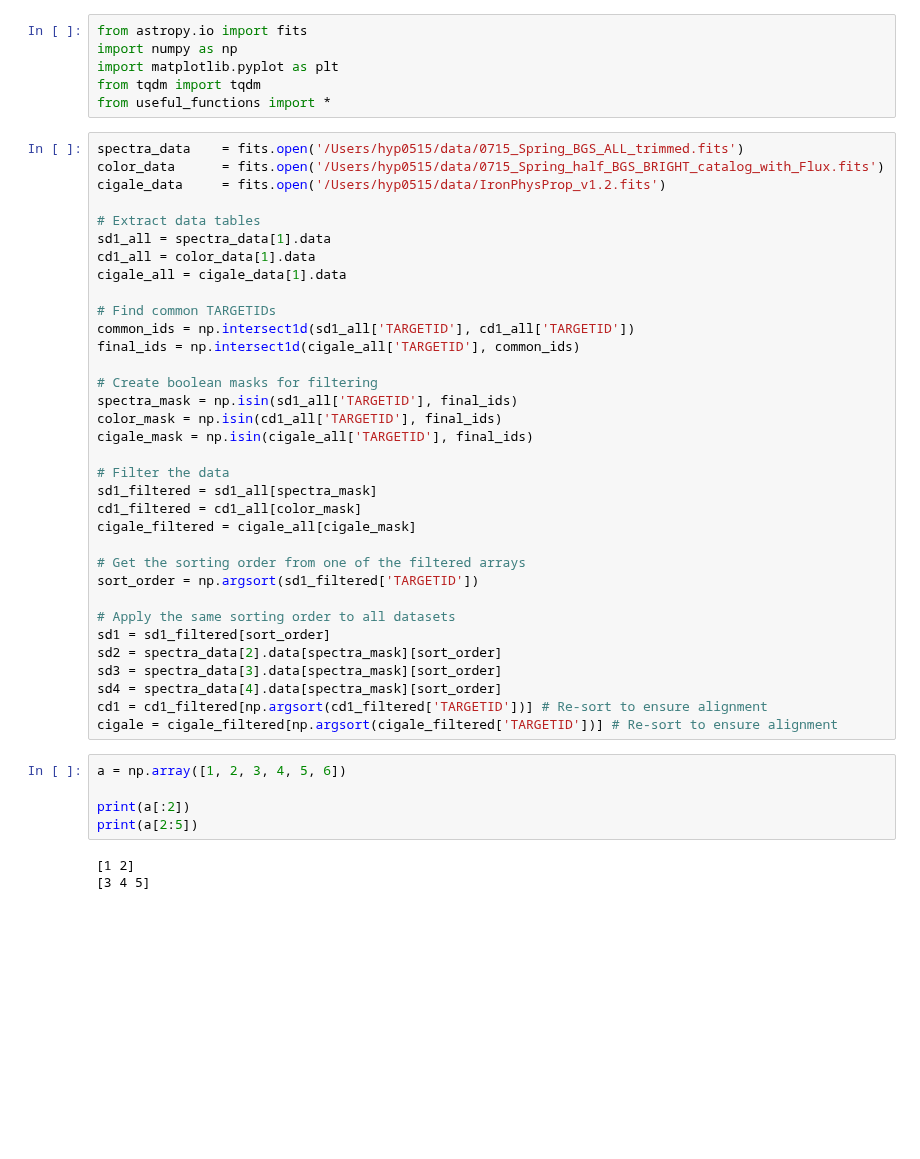
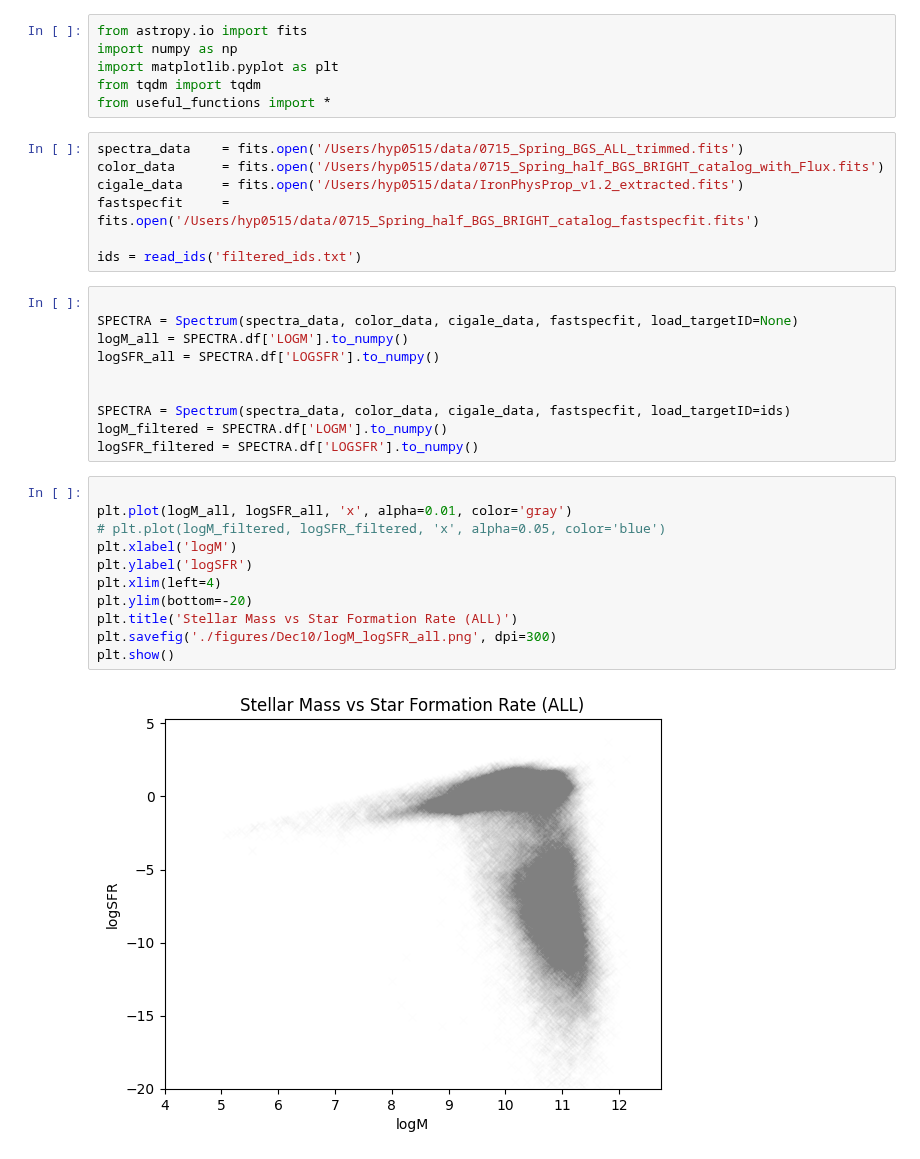
Before and after one commit to hyp0515/searching_inflow, a Jupyter notebook: cigale.ipynb, the cells around one changed output. Drawn from its saved outputs; the diff is of its cells as text; blank space fills up the shorter version.

```diff
--- a/cigale.ipynb
+++ b/cigale.ipynb
@@ -7,42 +7,30 @@ from useful_functions import *
 # %%
 spectra_data    = fits.open('/Users/hyp0515/data/0715_Spring_BGS_ALL_trimmed.fits')
 color_data      = fits.open('/Users/hyp0515/data/0715_Spring_half_BGS_BRIGHT_catalog_with_Flux.fits')
-cigale_data     = fits.open('/Users/hyp0515/data/IronPhysProp_v1.2.fits')
+cigale_data     = fits.open('/Users/hyp0515/data/IronPhysProp_v1.2_extracted.fits')
+fastspecfit     = fits.open('/Users/hyp0515/data/0715_Spring_half_BGS_BRIGHT_catalog_fastspecfit.fits')
 
-# Extract data tables
-sd1_all = spectra_data[1].data
-cd1_all = color_data[1].data
-cigale_all = cigale_data[1].data
-
-# Find common TARGETIDs
-common_ids = np.intersect1d(sd1_all['TARGETID'], cd1_all['TARGETID'])
-final_ids = np.intersect1d(cigale_all['TARGETID'], common_ids)
-
-# Create boolean masks for filtering
-spectra_mask = np.isin(sd1_all['TARGETID'], final_ids)
-color_mask = np.isin(cd1_all['TARGETID'], final_ids)
-cigale_mask = np.isin(cigale_all['TARGETID'], final_ids)
-
-# Filter the data
-sd1_filtered = sd1_all[spectra_mask]
-cd1_filtered = cd1_all[color_mask]
-cigale_filtered = cigale_all[cigale_mask]
-
-# Get the sorting order from one of the filtered arrays
-sort_order = np.argsort(sd1_filtered['TARGETID'])
-
-# Apply the same sorting order to all datasets
-sd1 = sd1_filtered[sort_order]
-sd2 = spectra_data[2].data[spectra_mask][sort_order]
-sd3 = spectra_data[3].data[spectra_mask][sort_order]
-sd4 = spectra_data[4].data[spectra_mask][sort_order]
-cd1 = cd1_filtered[np.argsort(cd1_filtered['TARGETID'])] # Re-sort to ensure alignment
-cigale = cigale_filtered[np.argsort(cigale_filtered['TARGETID'])] # Re-sort to ensure alignment
+ids = read_ids('filtered_ids.txt')
-# %%
-a = np.array([1, 2, 3, 4, 5, 6])
-
-print(a[:2])
-print(a[2:5])
-# %% [output]
-[1 2]
-[3 4 5]
+# %%
+
+SPECTRA = Spectrum(spectra_data, color_data, cigale_data, fastspecfit, load_targetID=None)
+logM_all = SPECTRA.df['LOGM'].to_numpy()
+logSFR_all = SPECTRA.df['LOGSFR'].to_numpy()
+
+
+SPECTRA = Spectrum(spectra_data, color_data, cigale_data, fastspecfit, load_targetID=ids)
+logM_filtered = SPECTRA.df['LOGM'].to_numpy()
+logSFR_filtered = SPECTRA.df['LOGSFR'].to_numpy()
+# %%
+
+plt.plot(logM_all, logSFR_all, 'x', alpha=0.01, color='gray')
+# plt.plot(logM_filtered, logSFR_filtered, 'x', alpha=0.05, color='blue')
+plt.xlabel('logM')
+plt.ylabel('logSFR')
+plt.xlim(left=4)
+plt.ylim(bottom=-20)
+plt.title('Stellar Mass vs Star Formation Rate (ALL)')
+plt.savefig('./figures/Dec10/logM_logSFR_all.png', dpi=300)
+plt.show()
+# %% [output]
+[figure, added]
```
Also changed, not shown: parts of 1 cell of this notebook, 3 other files.
